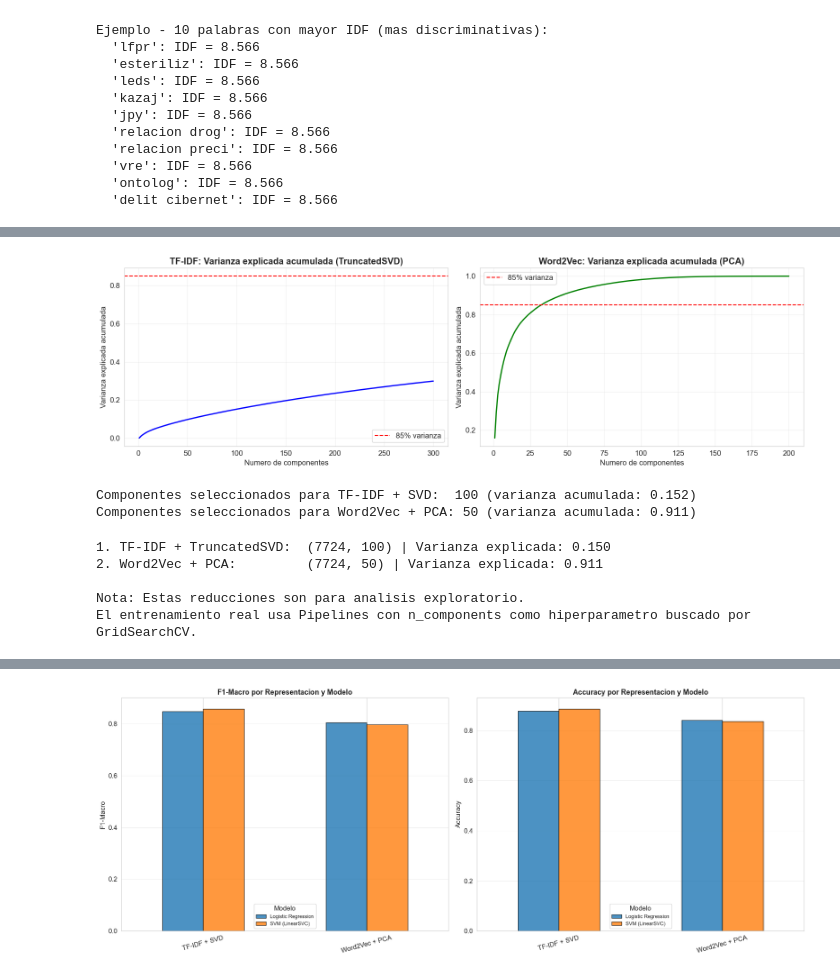
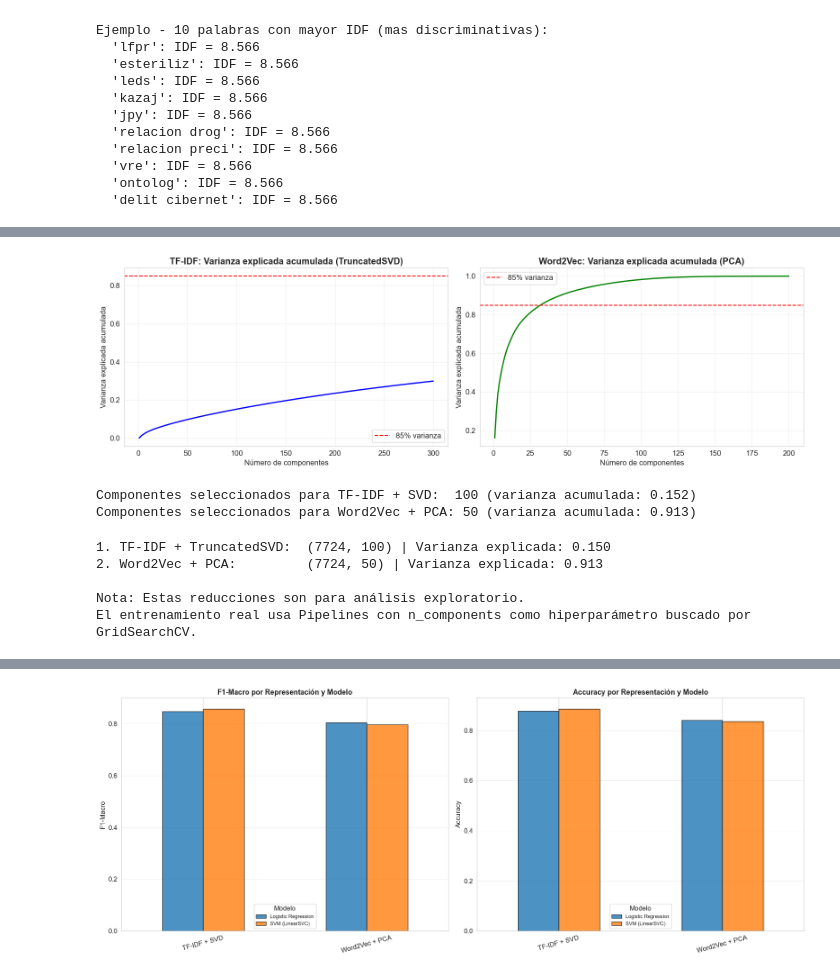
Before and after one commit to Saintes9601/Micro-Proyecto-2, a Jupyter notebook: microproyecto2.ipynb, the cells around one changed output, grey strips where cells are left out. Drawn from its saved outputs; the diff is of its cells as text; code cells hidden in the pictures.

```diff
--- a/microproyecto2.ipynb
+++ b/microproyecto2.ipynb
@@ -213,11 +213,11 @@ Estadisticas de longitud de textos:
 # %%
-# Constantes de preprocesamiento (definidas a nivel de modulo para evitar problemas de pickle
+# Constantes de preprocesamiento (definidas a nivel de módulo para evitar problemas de pickle
 # con nltk.corpus.stopwords, que no es serializable en Python 3.13)
 SPANISH_STOP_WORDS = frozenset(stopwords.words('spanish'))
 SPANISH_STEMMER_CACHE = {}
 
 def _stem_word(word):
-    """Stemming con cache para evitar re-computar raices ya conocidas."""
+    """Stemming con cache para evitar re-computar raíces ya conocidas."""
     if word not in SPANISH_STEMMER_CACHE:
         SPANISH_STEMMER_CACHE[word] = SnowballStemmer('spanish').stem(word)
     return SPANISH_STEMMER_CACHE[word]
@@ -226,10 +226,10 @@ def _stem_word(word):
 class TextPreprocessor(BaseEstimator, TransformerMixin):
     """
     Transformador personalizado de sklearn para preprocesar textos en español.
-    Aplica: minusculas -> eliminacion de caracteres especiales -> tokenizacion ->
-    eliminacion de stopwords -> stemming.
+    Aplica: minúsculas -> eliminación de caracteres especiales -> tokenización ->
+    eliminación de stopwords -> stemming.
 
-    Usa constantes a nivel de modulo (SPANISH_STOP_WORDS) en vez de objetos NLTK
+    Usa constantes a nivel de módulo (SPANISH_STOP_WORDS) en vez de objetos NLTK
     como atributos, para garantizar compatibilidad con pickle y n_jobs=-1.
     """
     def __init__(self):
@@ -243,9 +243,9 @@ class TextPreprocessor(BaseEstimator, TransformerMixin):
 
     @staticmethod
     def _preprocess(text):
-        # 1. Convertir a minusculas
+        # 1. Convertir a minúsculas
         text = text.lower()
-        # 2. Eliminar caracteres especiales, numeros y puntuacion (conservar solo letras y espacios)
+        # 2. Eliminar caracteres especiales, numeros y puntuación (conservar solo letras y espacios)
         text = re.sub(r'[^a-záéíóúüñ\s]', '', text)
         # 3. Tokenizar (dividir por espacios)
         tokens = text.split()
@@ -400,15 +400,15 @@ w2v_model = Word2Vec(
     vector_size=200,
     window=5,
     min_count=3,
-    workers=4,
+    workers=1,
     seed=RANDOM_STATE,
     epochs=20
 )
 
 print(f"Vocabulario Word2Vec: {len(w2v_model.wv)} palabras")
-print(f"Dimension de embeddings: {w2v_model.wv.vector_size}")
+print(f"Dimensión de embeddings: {w2v_model.wv.vector_size}")
 
-# Funcion para convertir un documento en su vector promedio
+# Función para convertir un documento en su vector promedio
 def document_vector(tokens, model):
     """Calcula el vector promedio de un documento a partir de los embeddings de sus palabras."""
     vectors = [model.wv[word] for word in tokens if word in model.wv]
@@ -424,7 +424,7 @@ print(f"\nMatriz Word2Vec de entrenamiento: {X_train_w2v.shape}")
 print(f"Matriz Word2Vec de prueba:        {X_test_w2v.shape}")
 
 # Verificar palabras similares como sanity check
-print("\nPalabras mas similares a 'pobrez' (raiz de pobreza):")
+print("\nPalabras mas similares a 'pobrez' (raíz de pobreza):")
 try:
     similares = w2v_model.wv.most_similar('pobrez', topn=5)
     for palabra, score in similares:
@@ -533,5 +533,5 @@ El analisis de varianza a continuacion guia el **rango de valores de `n_componen
 # %%
-# --- Analisis de varianza explicada para seleccionar numero de componentes ---
+# --- Análisis de varianza explicada para seleccionar número de componentes ---
 
 # Para TF-IDF con TruncatedSVD
 n_components_analysis = 300
@@ -547,61 +547,61 @@ var_explicada_pca_w2v = np.cumsum(pca_analysis_w2v.explained_variance_ratio_)
 # Graficar varianza explicada acumulada
 fig, axes = plt.subplots(1, 2, figsize=(16, 5))
 
 axes[0].plot(range(1, n_components_analysis + 1), var_explicada_svd_tfidf, 'b-', linewidth=2)
 axes[0].axhline(y=0.85, color='r', linestyle='--', label='85% varianza')
 axes[0].set_title('TF-IDF: Varianza explicada acumulada (TruncatedSVD)', fontweight='bold')
-axes[0].set_xlabel('Numero de componentes')
+axes[0].set_xlabel('Número de componentes')
 axes[0].set_ylabel('Varianza explicada acumulada')
 axes[0].legend()
 axes[0].grid(True, alpha=0.3)
 
 n_comp_w2v = len(var_explicada_pca_w2v)
 axes[1].plot(range(1, n_comp_w2v + 1), var_explicada_pca_w2v, 'g-', linewidth=2)
 axes[1].axhline(y=0.85, color='r', linestyle='--', label='85% varianza')
 axes[1].set_title('Word2Vec: Varianza explicada acumulada (PCA)', fontweight='bold')
-axes[1].set_xlabel('Numero de componentes')
+axes[1].set_xlabel('Número de componentes')
 axes[1].set_ylabel('Varianza explicada acumulada')
 axes[1].legend()
 axes[1].grid(True, alpha=0.3)
 
 plt.tight_layout()
 plt.show()
 
-# Determinar numero optimo de componentes (>=85% varianza)
+# Determinar número óptimo de componentes (>=85% varianza)
 n_comp_tfidf = np.argmax(var_explicada_svd_tfidf >= 0.85) + 1
 n_comp_w2v_opt = np.argmax(var_explicada_pca_w2v >= 0.85) + 1
 
-# Asegurar un minimo razonable
+# Asegurar un mínimo razonable
 n_comp_tfidf = max(n_comp_tfidf, 100)
 n_comp_w2v_opt = max(n_comp_w2v_opt, 50)
 
 print(f"Componentes seleccionados para TF-IDF + SVD:  {n_comp_tfidf} (varianza acumulada: {var_explicada_svd_tfidf[n_comp_tfidf-1]:.3f})")
 print(f"Componentes seleccionados para Word2Vec + PCA: {n_comp_w2v_opt} (varianza acumulada: {var_explicada_pca_w2v[n_comp_w2v_opt-1]:.3f})")
 # %% [output]
-[figure, old version]
+[figure, new version]
 Componentes seleccionados para TF-IDF + SVD:  100 (varianza acumulada: 0.152)
-Componentes seleccionados para Word2Vec + PCA: 50 (varianza acumulada: 0.911)
+Componentes seleccionados para Word2Vec + PCA: 50 (varianza acumulada: 0.913)
 # %%
-# --- Aplicar reduccion de dimensionalidad: 2 combinaciones justificadas (exploratorio) ---
+# --- Aplicar reducción de dimensionalidad: 2 combinaciones justificadas (exploratorio) ---
 
-# 1. TF-IDF + TruncatedSVD (LSA: la combinacion natural para matrices dispersas)
+# 1. TF-IDF + TruncatedSVD (LSA: la combinación natural para matrices dispersas)
 svd_tfidf = TruncatedSVD(n_components=n_comp_tfidf, random_state=RANDOM_STATE)
 X_train_tfidf_svd = svd_tfidf.fit_transform(X_train_tfidf)
 X_test_tfidf_svd = svd_tfidf.transform(X_test_tfidf)
 print(f"1. TF-IDF + TruncatedSVD:  {X_train_tfidf_svd.shape} | Varianza explicada: {svd_tfidf.explained_variance_ratio_.sum():.3f}")
 
-# 2. Word2Vec + PCA (la combinacion natural para embeddings densos)
+# 2. Word2Vec + PCA (la combinación natural para embeddings densos)
 pca_w2v = PCA(n_components=n_comp_w2v_opt, random_state=RANDOM_STATE)
 X_train_w2v_pca = pca_w2v.fit_transform(X_train_w2v)
 X_test_w2v_pca = pca_w2v.transform(X_test_w2v)
 print(f"2. Word2Vec + PCA:         {X_train_w2v_pca.shape} | Varianza explicada: {pca_w2v.explained_variance_ratio_.sum():.3f}")
 
-print("\nNota: Estas reducciones son para analisis exploratorio.")
-print("El entrenamiento real usa Pipelines con n_components como hiperparametro buscado por GridSearchCV.")
+print("\nNota: Estas reducciones son para análisis exploratorio.")
+print("El entrenamiento real usa Pipelines con n_components como hiperparámetro buscado por GridSearchCV.")
 # %% [output]
 1. TF-IDF + TruncatedSVD:  (7724, 100) | Varianza explicada: 0.150
-2. Word2Vec + PCA:         (7724, 50) | Varianza explicada: 0.911
+2. Word2Vec + PCA:         (7724, 50) | Varianza explicada: 0.913
 
-Nota: Estas reducciones son para analisis exploratorio.
-El entrenamiento real usa Pipelines con n_components como hiperparametro buscado por GridSearchCV.
+Nota: Estas reducciones son para análisis exploratorio.
+El entrenamiento real usa Pipelines con n_components como hiperparámetro buscado por GridSearchCV.
 # %% [markdown]
```
Also changed, not shown: parts of 30 cells of this notebook, 1 other file.
